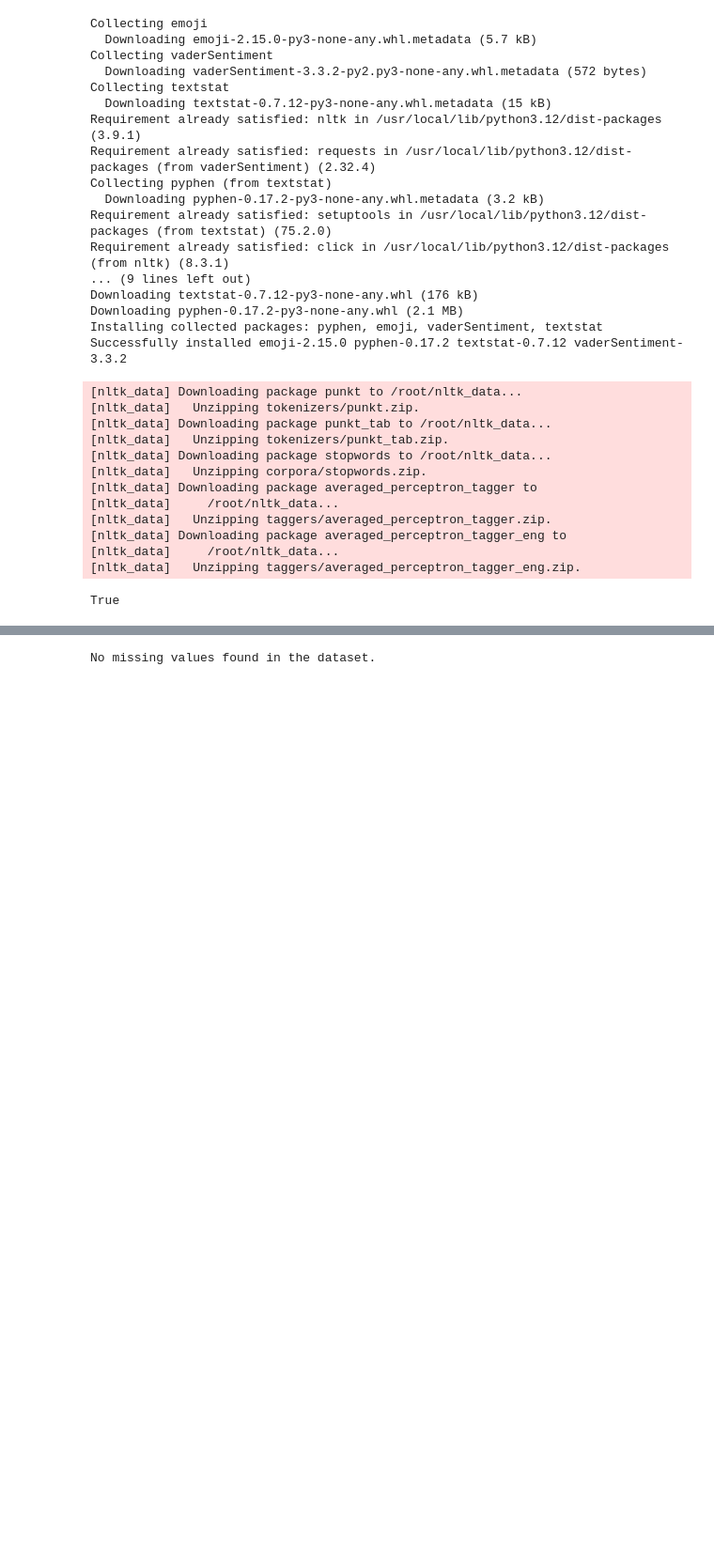
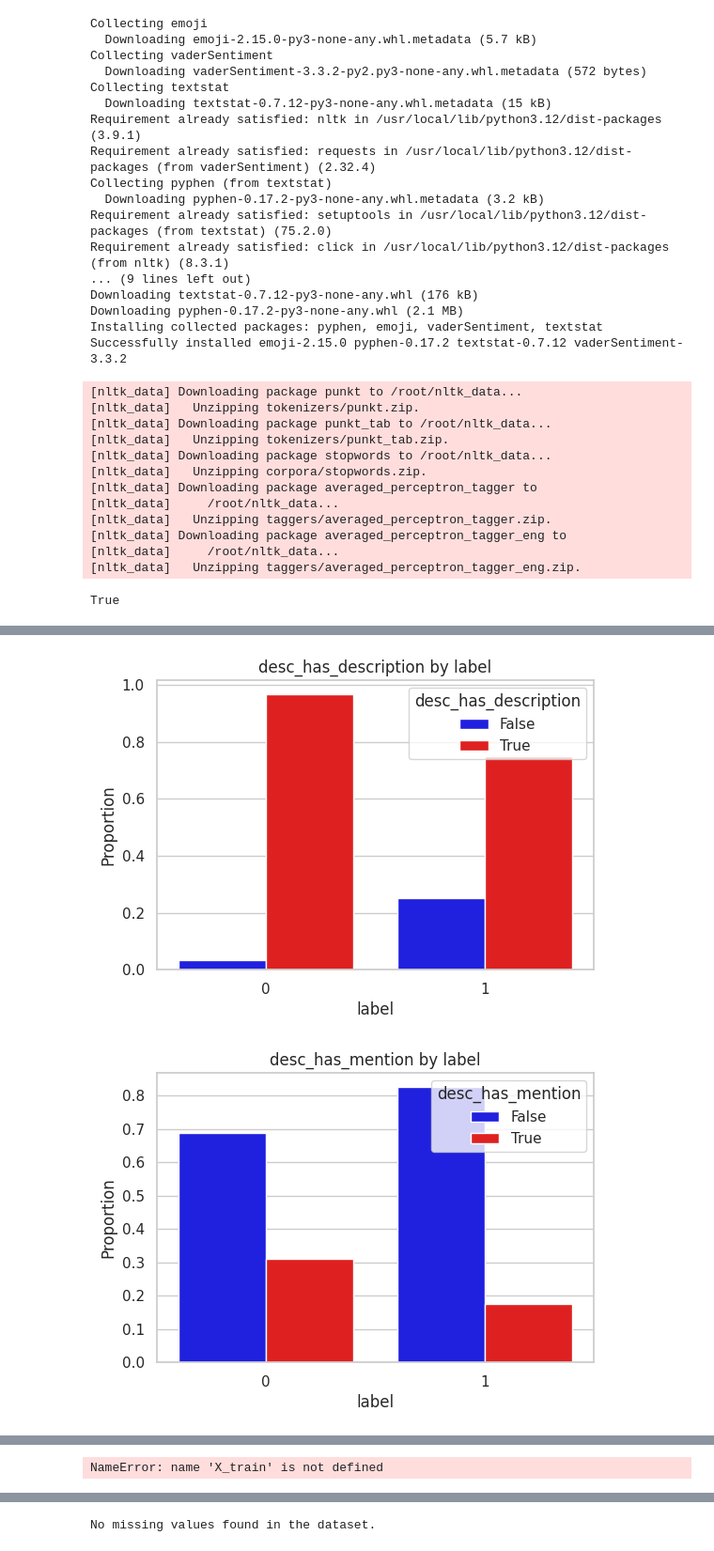
Before and after one commit to julwdo/thesis, a Jupyter notebook: 01_codes/03_nlp_project_main_old.ipynb, the cells around one changed output, grey strips where cells are left out. Shown at 94% size. Cells and saved outputs as stored; diff of their text form; code cells hidden in the pictures; blank space fills up the shorter version.

```diff
--- a/01_codes/03_nlp_project_main_old.ipynb
+++ b/01_codes/03_nlp_project_main_old.ipynb
@@ -1264,11 +1264,10 @@ import re
 phone_pattern_1 = r"\+\d{6,15}"
 phone_pattern_2 = r"\b\d{2,4}[ .-]\d{2,4}[ .-]\d{2,4}\b"
 phone_pattern_3 = r"\b\d{3}\.\d{3}\.\d{4}\b"
-phone_pattern_4 = r"\(?\d{2,4}\)?[ .-]\d{2,4}[ .-]\d{2,4}(\s*(x|ext\.?)\s*\d{1,5})?"
 
 def normalize_phones(series):
   series = series.astype(str)
-  for pattern in [phone_pattern_1, phone_pattern_2, phone_pattern_3, phone_pattern_4]:
+  for pattern in [phone_pattern_1, phone_pattern_2, phone_pattern_3]:
     series = series.apply(lambda x: re.sub(pattern, "<PHONE>", x))
   return series
 
@@ -1315,7 +1314,6 @@ def extract_description_features(text):
         "has_url": False,
         "hashtag_count": None,
         "cashtag_count": None,
-        "has_weird_string": False,  # NEW
         "email_count": None,
         "phone_count": None,  # NEW
         "has_phone": False,  # NEW
@@ -1334,6 +1332,7 @@ def extract_description_features(text):
         "ends_with_url": False,
         "contains_pipe_or_dash": False,
         "contains_call_to_action": False,
+        "contains_ai_phrase": False,  # NEW
         "noun_ratio": None,
         "verb_ratio": None,
         "pronoun_ratio": None,
@@ -1416,6 +1415,7 @@ def extract_description_features(text):
   ends_with_url = text.endswith("<URL>")
   contains_pipe_or_dash = any(c in text for c in ["|", "-", "•"])
   contains_call_to_action = bool(re.search(r"(?i)\b(follow|dm|click|join|subscribe|contact|call|buy)\b", text))
+  contains_ai_phrase = bool(re.search(r"(?i)\b(powered by AI|autogenerated|generated by AI|AI assistant)\b", text))
 
   # --- I: POS ratios
   pos_tags = pos_tag(words_lower)
@@ -1454,7 +1454,7 @@ def extract_description_features(text):
       "has_url": url_count > 0,
       "hashtag_count": hashtag_count,
       "cashtag_count": cashtag_count,
-      "has_weird_string": has_weird_string,
+      "has_weird_string": weird_string_count > 0,
       "email_count": email_count,
       "phone_count": phone_count,
       "has_phone": phone_count > 0,
@@ -1473,6 +1473,7 @@ def extract_description_features(text):
       "ends_with_url": ends_with_url,
       "contains_pipe_or_dash": contains_pipe_or_dash,
       "contains_call_to_action": contains_call_to_action,
+      "contains_ai_phrase": contains_ai_phrase,
       "noun_ratio": noun_ratio,
       "verb_ratio": verb_ratio,
       "pronoun_ratio": pronoun_ratio,
@@ -1564,0 +1576,31 @@ for col in numeric_cols:
+# %%
+def plot_boolean(df, feature, label_col="label", palette=None):
+    """
+    Plot proportion of a boolean feature (True/False) for each label (bot/human).
+    """
+
+    counts = df.groupby([label_col, feature]).size().reset_index(name="count")
+
+    counts["proportion"] = counts.groupby(label_col)["count"].transform(lambda x: x / x.sum())
+
+    plt.figure(figsize=(6, 4))
+    sns.barplot(
+        data=counts,
+        x=label_col,       # x-axis: bot vs human
+        y="proportion",
+        hue=feature,       # hue: True/False
+        palette=palette or {True: "red", False: "blue"}
+    )
+
+    plt.xlabel(label_col)
+    plt.ylabel("Proportion")
+    plt.title(f"{feature} by {label_col}")
+    plt.show()
+# %%
+bool_cols = [col for col in desc_X_y_train.select_dtypes(include=['bool']).columns if col != "label"]
+
+for col in bool_cols:
+  plot_boolean(desc_X_y_train, col)
+# %% [output]
+[figure, added]
+[figure, added]
@@ -1565,3 +1617,8 @@ for col in numeric_cols:
+# %%
+for i in range(0,1000):
+  print(f"{i}: {X_train[y_train==1].reset_index()["description"][i]}")
+# %% [output]
+NameError: name 'X_train' is not defined
 # %%
 X_train_with_desc = pd.concat([X_train, desc_X_train], axis=1).drop(columns=["top_tweets_truncated_texts_concat", "top_tweets_texts"])
 X_train_with_desc.head()
```
Also changed, not shown: parts of 8 cells of this notebook.
